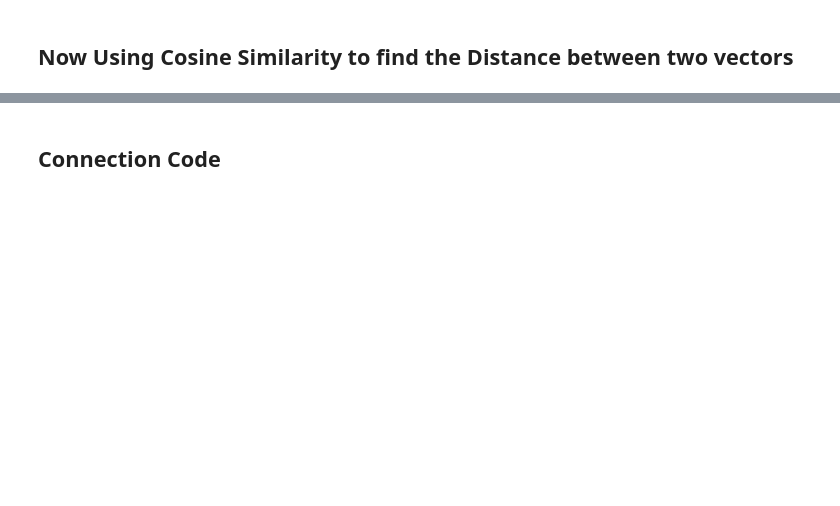
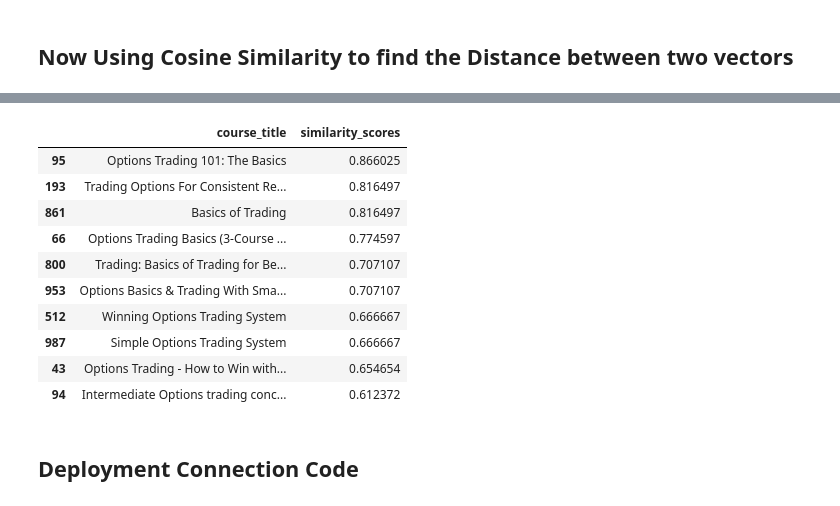
Before and after one commit to himanshu0330/udemy--course-recommendation, a Jupyter notebook: Udemy_Course_Recommendation_Engine_.ipynb, the cells around one changed output, grey strips where cells are left out. Drawn from its saved outputs; the diff is of its cells as text; code cells hidden in the pictures; blank space fills up the shorter version.

```diff
--- a/Udemy_Course_Recommendation_Engine_.ipynb
+++ b/Udemy_Course_Recommendation_Engine_.ipynb
@@ -317,0 +388,7 @@ IndexError: index 0 is out of bounds for axis 0 with size 0
+# %%
+# Selected Courses Scores
+selected_course_scores = [i[1] for i in sorted_scores[1:]]
+# %%
+recommended_result = df['course_title'].iloc[selected_course_indices]
+# %%
+rec_df = pd.DataFrame(recommended_result)
@@ -318,5 +411,30 @@ IndexError: index 0 is out of bounds for axis 0 with size 0
+# %%
+def recommend_course(title,records=5):
+ idx = course_indices[title]
+ scores = list(enumerate(similarity[idx]))
+ sorted_scores = sorted(scores,key=lambda x:x[1],reverse=True)
+ selected_course_indices = [i[0] for i in sorted_scores[1:]]
+ selected_course_scores = [i[1] for i in sorted_scores[1:]]
+ result = df['course_title'].iloc[selected_course_indices]
+ rec_df = pd.DataFrame(result)
+ rec_df['similarity_scores'] = selected_course_scores
+ return rec_df.head(records)
+# %%
+recommend_course('Trading Options Basics',10)
+# %% [output]
+|  | course_title | similarity_scores |
+| 95 | Options Trading 101: The Basics | 0.866025 |
+| 193 | Trading Options For Consistent Re... | 0.816497 |
+| 861 | Basics of Trading | 0.816497 |
+| 66 | Options Trading Basics (3-Course ... | 0.774597 |
+| 800 | Trading: Basics of Trading for Be... | 0.707107 |
+| 953 | Options Basics & Trading With Sma... | 0.707107 |
+| 512 | Winning Options Trading System | 0.666667 |
+| 987 | Simple Options Trading System | 0.666667 |
+| 43 | Options Trading - How to Win with... | 0.654654 |
+| 94 | Intermediate Options trading conc... | 0.612372 |
 # %% [markdown]
-## Connection Code
+## Deployment Connection Code
 # %%
 # import pickle
 # %%
```
Also changed, not shown: parts of 60 cells of this notebook.
